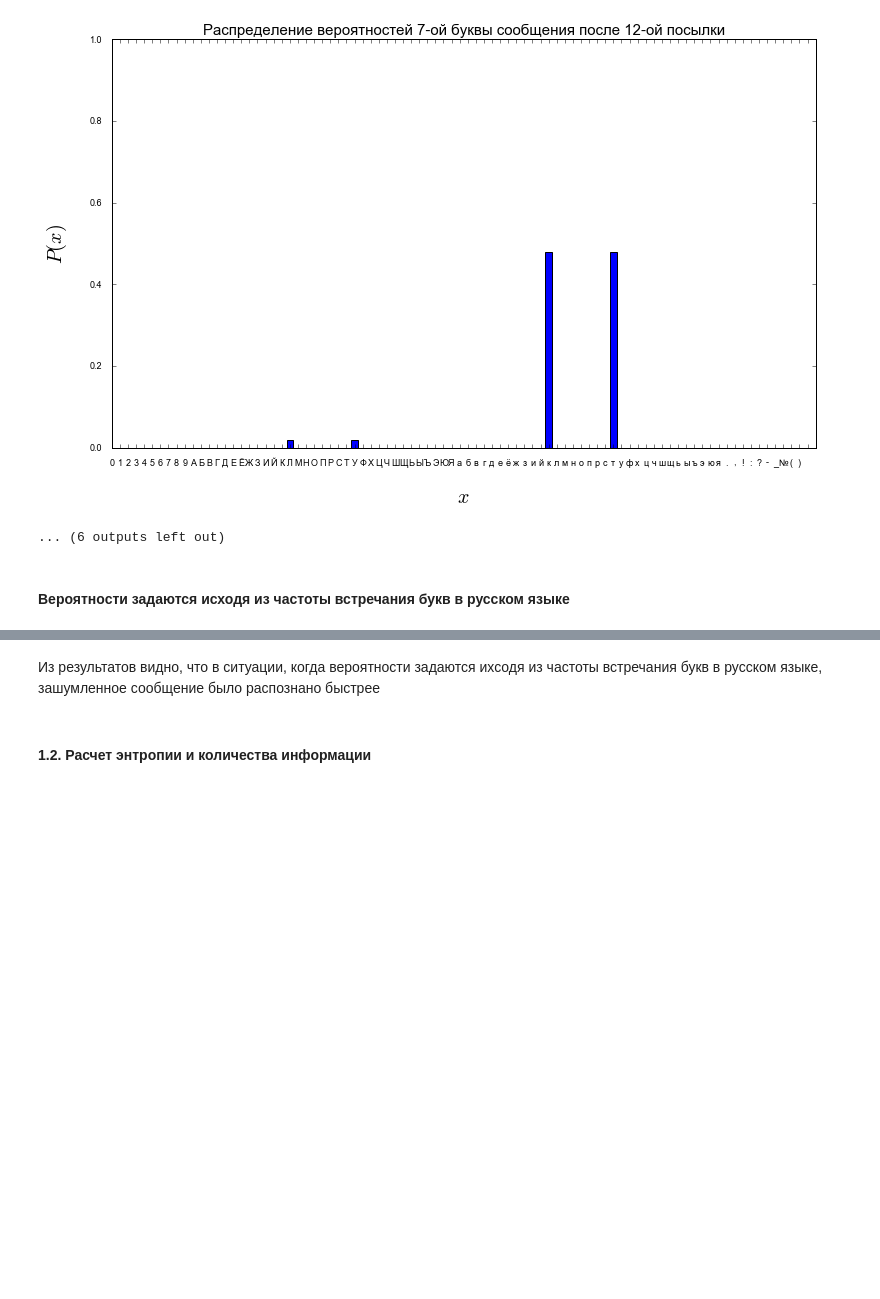
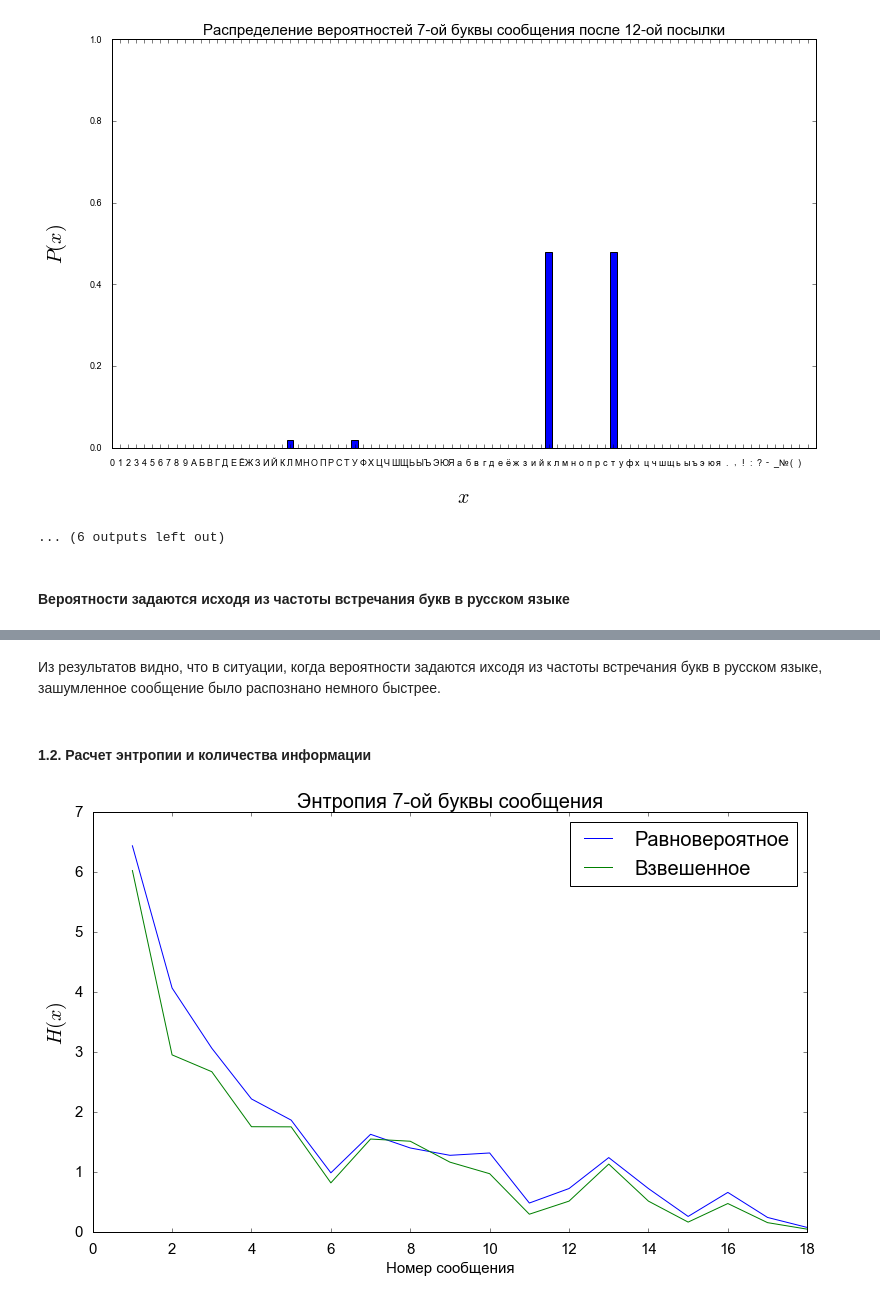
Before and after one commit to vaddya/probability-and-statistics, a Jupyter notebook: lab1/lab1.ipynb, the cells around one changed output, grey strips where cells are left out. Drawn from its saved outputs; the diff is of its cells as text; code cells hidden in the pictures; blank space fills up the shorter version.

```diff
--- a/lab1/lab1.ipynb
+++ b/lab1/lab1.ipynb
@@ -321,19 +369,29 @@ for i in range(m):
 # %% [markdown]
-Из результатов видно, что в ситуации, когда вероятности задаются ихсодя из частоты встречания букв в русском языке, зашумленное сообщение было распознано быстрее
+Из результатов видно, что в ситуации, когда вероятности задаются ихсодя из частоты встречания букв в русском языке, зашумленное сообщение было распознано немного быстрее.
 # %% [markdown]
 #### 1.2. Расчет энтропии и количества информации
 # %%
-xes = range(1, m+1)
+x = range(1, m+1)
+y_u = []
+y_w = []
+
+for i in range(m):
+    char_num = 7
+    y_u.append(entropies[i][char_num])
+    y_w.append(entropies_weight[i][char_num])
 
 fig = plt.figure(figsize=(11,7))
-plt.plot(xes, entropies)
-plt.plot(xes, entropies_weight)
-plt.xlabel('message', fontsize=20, labelpad=20)
-plt.ylabel('$H(x)$', fontsize=20, labelpad=20)
+plt.plot(x, y_u, label='Равновероятное')
+plt.plot(x, y_w, label='Взвешенное')
+plt.legend(fontsize=20)
+plt.xlabel('Номер сообщения', fontsize=15)
+plt.ylabel('$H(x)$', fontsize=20)
 plt.tick_params(labelsize=15, pad=10)
-plt.title('Энтропия {0}-ой буквы сообщения'.format(check,i+1), fontsize=15)
+plt.title('Энтропия {0}-ой буквы сообщения'.format(char_num, i + 1), fontsize=20)
 plt.tight_layout()
-plt.tight_layout()
-#plt.savefig('./pics/weight{i}.png'.format(i=i+1))
+#plt.savefig('./pics/entropy.png')
 plt.show()
+plt.close()
+# %% [output]
+[figure, added]
 # %%
```
Also changed, not shown: parts of 18 cells of this notebook.
